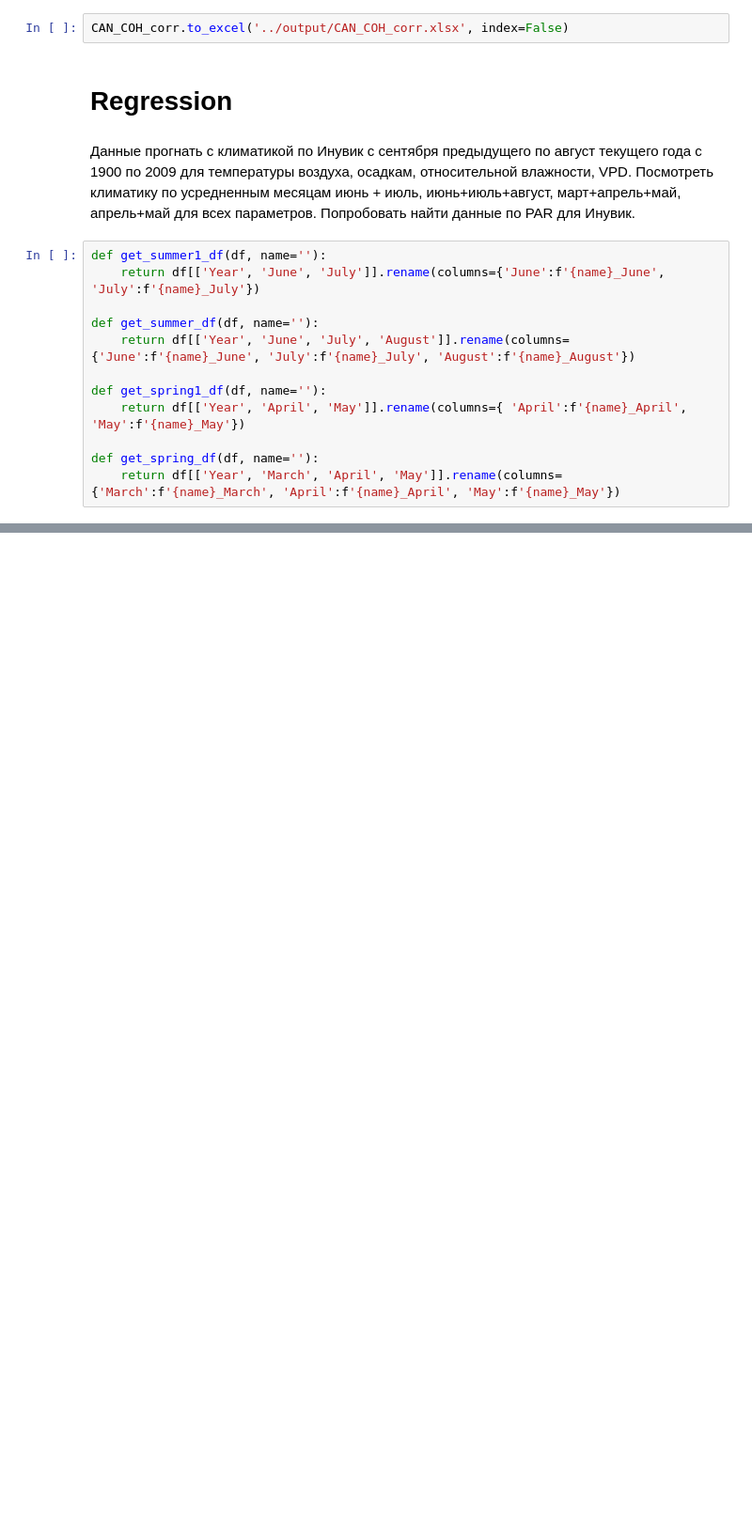
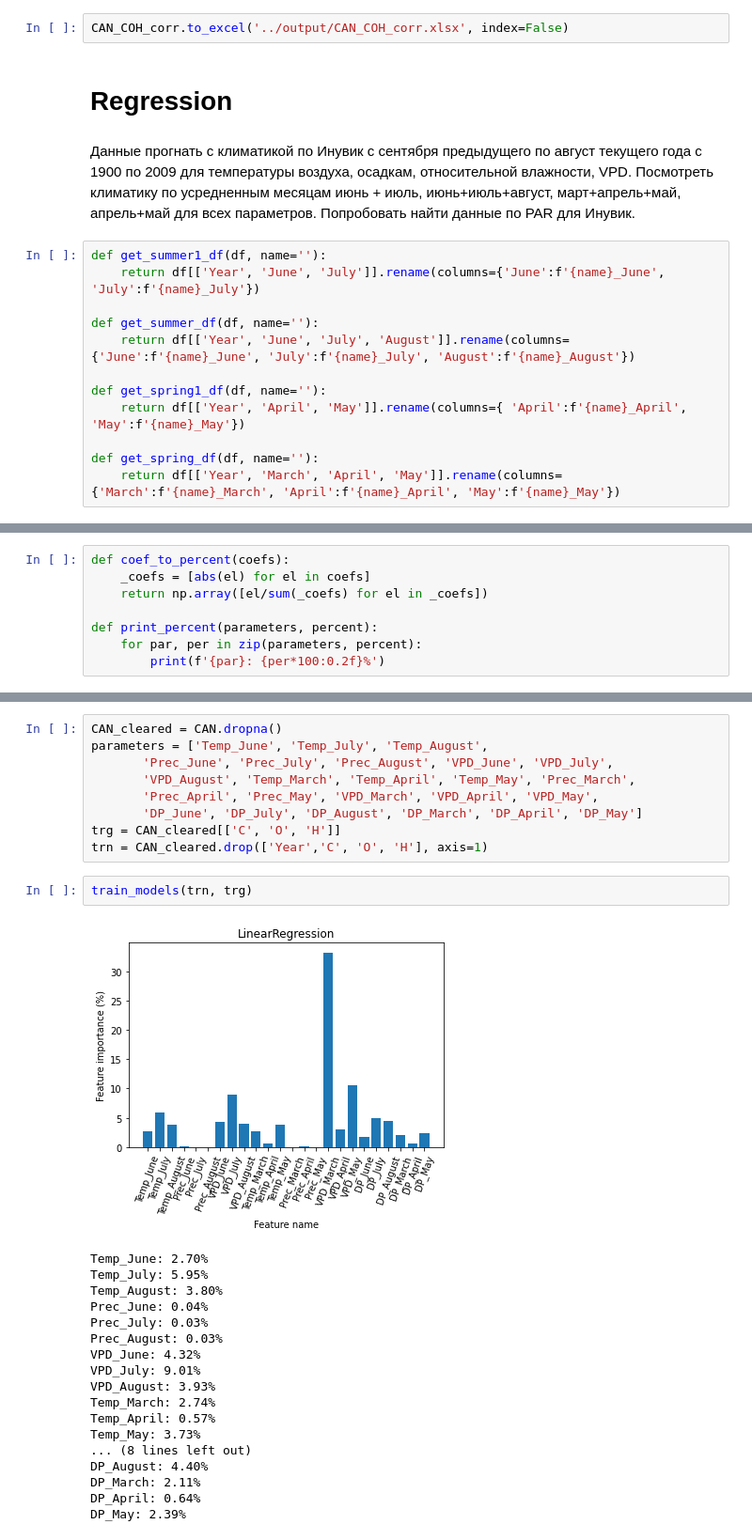
Before and after one commit to mikewellmeansme/trs-isotopes-analyser, a Jupyter notebook: notebooks/COH.ipynb, the cells around one changed output, grey strips where cells are left out. Shown at 94% size. Saved outputs shown, nothing was run; the diff lists cells and outputs as text; blank space fills up the shorter version.

```diff
--- a/notebooks/COH.ipynb
+++ b/notebooks/COH.ipynb
@@ -103,0 +173,8 @@ def get_spring_df(df, name=''):
+# %%
+def coef_to_percent(coefs):
+    _coefs = [abs(el) for el in coefs]
+    return np.array([el/sum(_coefs) for el in _coefs])
+
+def print_percent(parameters, percent):
+    for par, per in zip(parameters, percent):
+        print(f'{par}: {per*100:0.2f}%')
@@ -103,0 +224,30 @@ def get_spring_df(df, name=''):
+# %%
+CAN_cleared = CAN.dropna()
+parameters = ['Temp_June', 'Temp_July', 'Temp_August',
+       'Prec_June', 'Prec_July', 'Prec_August', 'VPD_June', 'VPD_July',
+       'VPD_August', 'Temp_March', 'Temp_April', 'Temp_May', 'Prec_March',
+       'Prec_April', 'Prec_May', 'VPD_March', 'VPD_April', 'VPD_May',
+       'DP_June', 'DP_July', 'DP_August', 'DP_March', 'DP_April', 'DP_May']
+trg = CAN_cleared[['C', 'O', 'H']]
+trn = CAN_cleared.drop(['Year','C', 'O', 'H'], axis=1)
+# %%
+train_models(trn, trg)
+# %% [output]
+[figure, added]
+Temp_June: 2.70%
+Temp_July: 5.95%
+Temp_August: 3.80%
+Prec_June: 0.04%
+Prec_July: 0.03%
+Prec_August: 0.03%
+VPD_June: 4.32%
+VPD_July: 9.01%
+VPD_August: 3.93%
+Temp_March: 2.74%
+Temp_April: 0.57%
+Temp_May: 3.73%
+... (8 lines left out)
+DP_August: 4.40%
+DP_March: 2.11%
+DP_April: 0.64%
+DP_May: 2.39%
```
Also changed, not shown: parts of 16 cells of this notebook.
